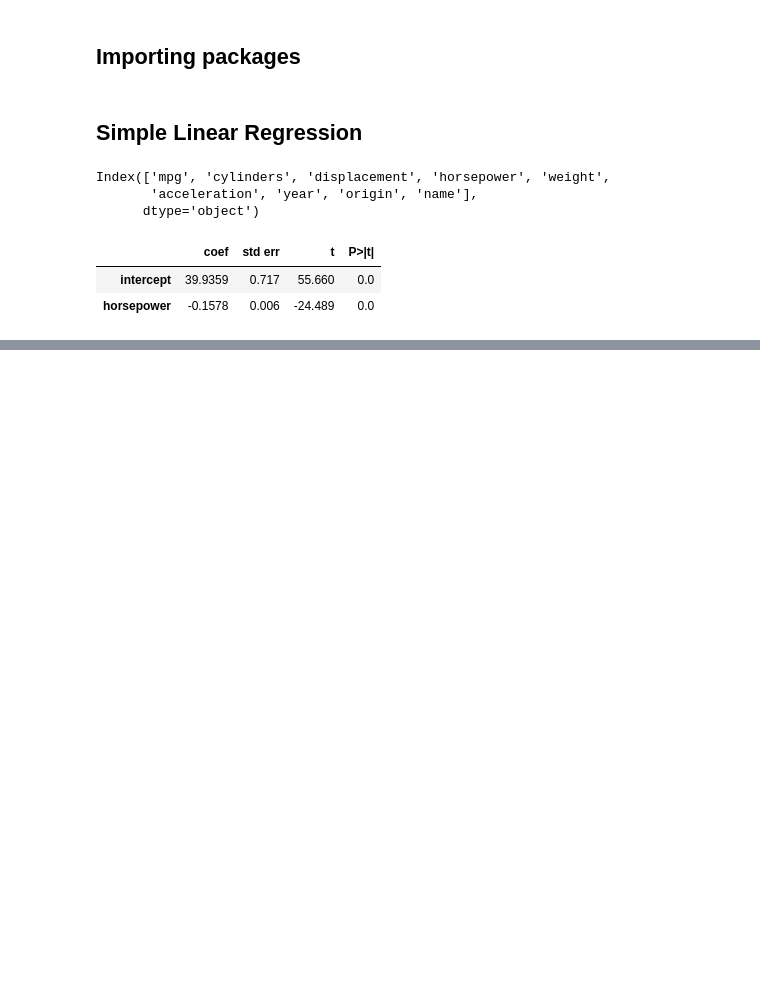
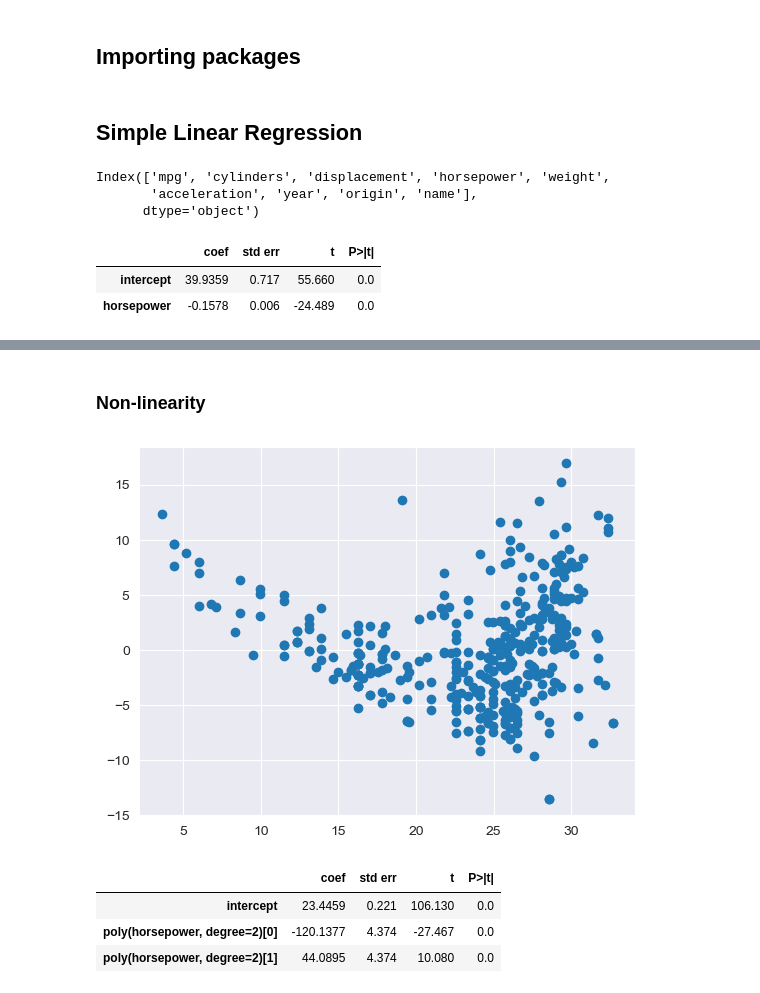
Before and after one commit to WanomiR/isl, a Jupyter notebook: notebooks/3_Exs_Linear_Regression.ipynb, the cells around one changed output, grey strips where cells are left out. Saved outputs shown, nothing was run; the diff lists cells and outputs as text; code cells hidden in the pictures; blank space fills up the shorter version.

```diff
--- a/notebooks/3_Exs_Linear_Regression.ipynb
+++ b/notebooks/3_Exs_Linear_Regression.ipynb
@@ -29,0 +71,20 @@ summarize(results)
+# %% [markdown]
+### Non-linearity
+# %%
+fitted, residuals = results1.fittedvalues, results1.resid
+_, ax = plt.subplots()
+ax.scatter(fitted, residuals);
+# %% [output]
+[figure, added]
+# %%
+X = MS([poly("horsepower", degree=2)]).fit_transform(Auto)
+
+model = sm.OLS(y, X)
+results2 = model.fit()
+
+summarize(results2)
+# %% [output]
+|  | coef | std err | t | P>|t| |
+| intercept | 23.4459 | 0.221 | 106.130 | 0.0 |
+| poly(horsepower, degree=2)[0] | -120.1377 | 4.374 | -27.467 | 0.0 |
+| poly(horsepower, degree=2)[1] | 44.0895 | 4.374 | 10.080 | 0.0 |
```
Also changed, not shown: parts of 21 cells of this notebook.
